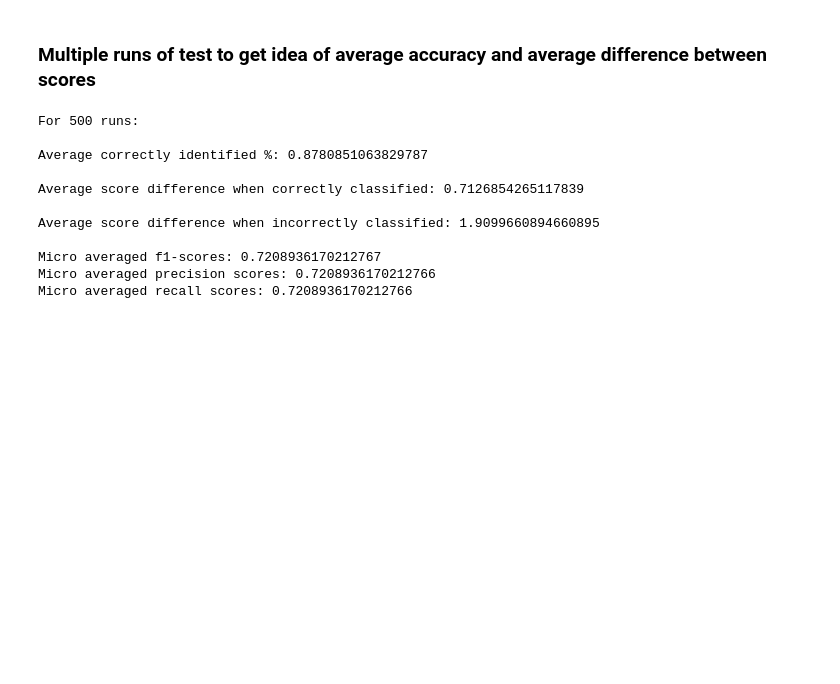
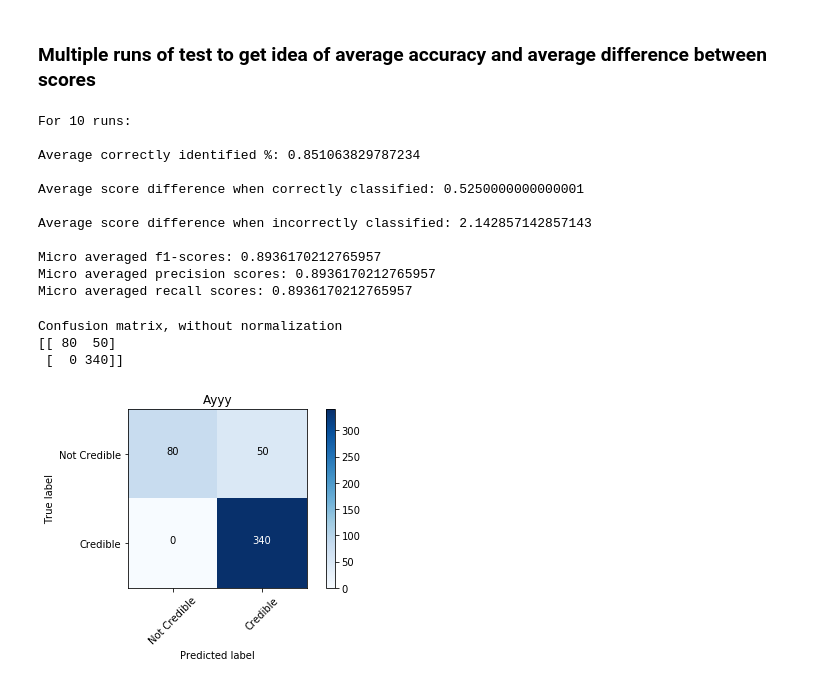
Before and after one commit to DioneJM/Honours-Thesis, a Jupyter notebook: Project/src/notebooks/Low-Credibility-Identification.ipynb, the cells around one changed output. Saved outputs shown, nothing was run; the diff lists cells and outputs as text; code cells hidden in the pictures; blank space fills up the shorter version.

```diff
--- a/Project/src/notebooks/Low-Credibility-Identification.ipynb
+++ b/Project/src/notebooks/Low-Credibility-Identification.ipynb
@@ -147,4 +115,6 @@ dict_keys(['model', 'X_train', 'X_test', 'y_train', 'y_test'])
 # %%
+import random
+
 models = defaultdict(str)
 seed = random.randint(1,10000)
 #Train a classifier for all 7 criteria
@@ -164,7 +134,7 @@ for criteria in criterias:
 
 #The predictions are then tallied up and compared with the actual credibility score of the article
 #And the score difference when it correctly and incorrectly identifies
-predicted_scores = [0 for i in range(len(y_test))]
+predicted_scores = [0 for i in range(len(credibility_scores))]
 for label in label_predictions:
     for article in range(len(label)):
         predicted_scores[article] = predicted_scores[article] + label[article]
@@ -223,17 +193,16 @@ joblib.dump(svm_clf, 'models/svm_clf_tfidf_stop_' + criteria + '.joblib')
 # %% [markdown]
 ### Multiple runs of test to get idea of average accuracy and average difference between scores
 # %%
-import random
 
 total_identified = []
 total_correct_diff = []
 total_incorrect_diff = []
-total_low_cred_preds = []
+total_single_low_cred_preds = []
 total_low_cred_labels = []
-num_runs = 500
+
+num_runs = 10
 for i in range(num_runs):
     models = defaultdict(str)
-    seed = random.randint(1,100000)
     #Train a classifier for all 7 criteria
     for criteria in criterias:
         models[criteria] = svm_build_train(article_text, labelled_articles[criteria], seed)
@@ -250,7 +219,7 @@ for i in range(num_runs):
 
     #The predictions are then tallied up and compared with the actual credibility score of the article
     #And the score difference when it correctly and incorrectly identifies
-    predicted_scores = [0 for i in range(len(y_test))]
+    predicted_scores = [0 for i in range(len(credibility_scores))]
     for label in label_predictions:
         for article in range(len(label)):
             predicted_scores[article] = predicted_scores[article] + label[article]
@@ -258,11 +227,17 @@ for i in range(num_runs):
     correct_diff = []
     incorrect_diff = []
     for i in range(len(credibility_scores)):
-        if((credibility_scores[i] < 3 and predicted_scores[i] < 3) or (credibility_scores[i] >= 3 and predicted_scores[i] >= 3)) :
+        if((credibility_scores[i] < cred_thresh and predicted_scores[i] < cred_thresh) or (credibility_scores[i] >= cred_thresh and predicted_scores[i] >= cred_thresh)) :
             identified.append(1)
             correct_diff.append(abs(credibility_scores[i] - predicted_scores[i]))
         else:
             incorrect_diff.append(abs(credibility_scores[i] - predicted_scores[i]))
+
+    if(np.array(correct_diff).size == 0):
+        correct_diff = [0]
+
+    if(np.array(incorrect_diff).size == 0):
+        incorrect_diff = [0]
 
     identified_avg = len(identified)/len(credibility_scores)
     correct_diff_avg = np.array(correct_diff).mean()
@@ -281,8 +256,13 @@ for i in range(num_runs):
                 low_credibility_preds.append(0)
             else:
                 low_credibility_preds.append(1)
-    total_low_cred_preds.extend(low_credibility_preds)
+    total_single_low_cred_preds.extend(low_credibility_preds)
     total_low_cred_labels.extend(low_credibility_labels)
+
+
+if(np.array(total_incorrect_diff).size == 0):
+    total_incorrect_diff = [0]
+
 
 print("""
 For {} runs:\n
@@ -293,18 +273,18 @@ Average score difference when incorrectly classified: {}
 
 
 
-print("Micro averaged f1-scores: {}".format(f1_score(total_low_cred_labels, total_low_cred_preds, labels=[0,1], average='micro')))
-print("Micro averaged precision scores: {}".format(precision_score(total_low_cred_labels, total_low_cred_preds, labels=[0,1], average='micro')))
-print("Micro averaged recall scores: {}".format(recall_score(total_low_cred_labels, total_low_cred_preds, labels=[0,1], average='micro')))
+print("Micro averaged f1-scores: {}".format(f1_score(total_low_cred_labels, total_single_low_cred_preds, labels=[0,1], average='micro')))
+print("Micro averaged precision scores: {}".format(precision_score(total_low_cred_labels, total_single_low_cred_preds, labels=[0,1], average='micro')))
+print("Micro averaged recall scores: {}".format(recall_score(total_low_cred_labels, total_single_low_cred_preds, labels=[0,1], average='micro')))
 # %% [output]
-For 500 runs:
+For 10 runs:
 
-Average correctly identified %: 0.8780851063829787
+Average correctly identified %: 0.851063829787234
 
-Average score difference when correctly classified: 0.7126854265117839
+Average score difference when correctly classified: 0.5250000000000001
 
-Average score difference when incorrectly classified: 1.9099660894660895
+Average score difference when incorrectly classified: 2.142857142857143
 
-Micro averaged f1-scores: 0.7208936170212767
-Micro averaged precision scores: 0.7208936170212766
-Micro averaged recall scores: 0.7208936170212766
+Micro averaged f1-scores: 0.8936170212765957
+Micro averaged precision scores: 0.8936170212765957
+Micro averaged recall scores: 0.8936170212765957
@@ -310,0 +333,10 @@ Micro averaged recall scores: 0.7208936170212766
+# %%
+from sklearn.metrics import confusion_matrix
+confusion = confusion_matrix(total_low_cred_labels, total_single_low_cred_preds)
+tn, fp, fn, tp = confusion_matrix(total_low_cred_labels, total_single_low_cred_preds).ravel()
+plot_confusion_matrix(confusion, classes=["Not Credible", "Credible"], title="Ayyy")
+# %% [output]
+Confusion matrix, without normalization
+[[ 80  50]
+ [  0 340]]
+[figure, added]
```
Also changed, not shown: parts of 16 cells of this notebook.
